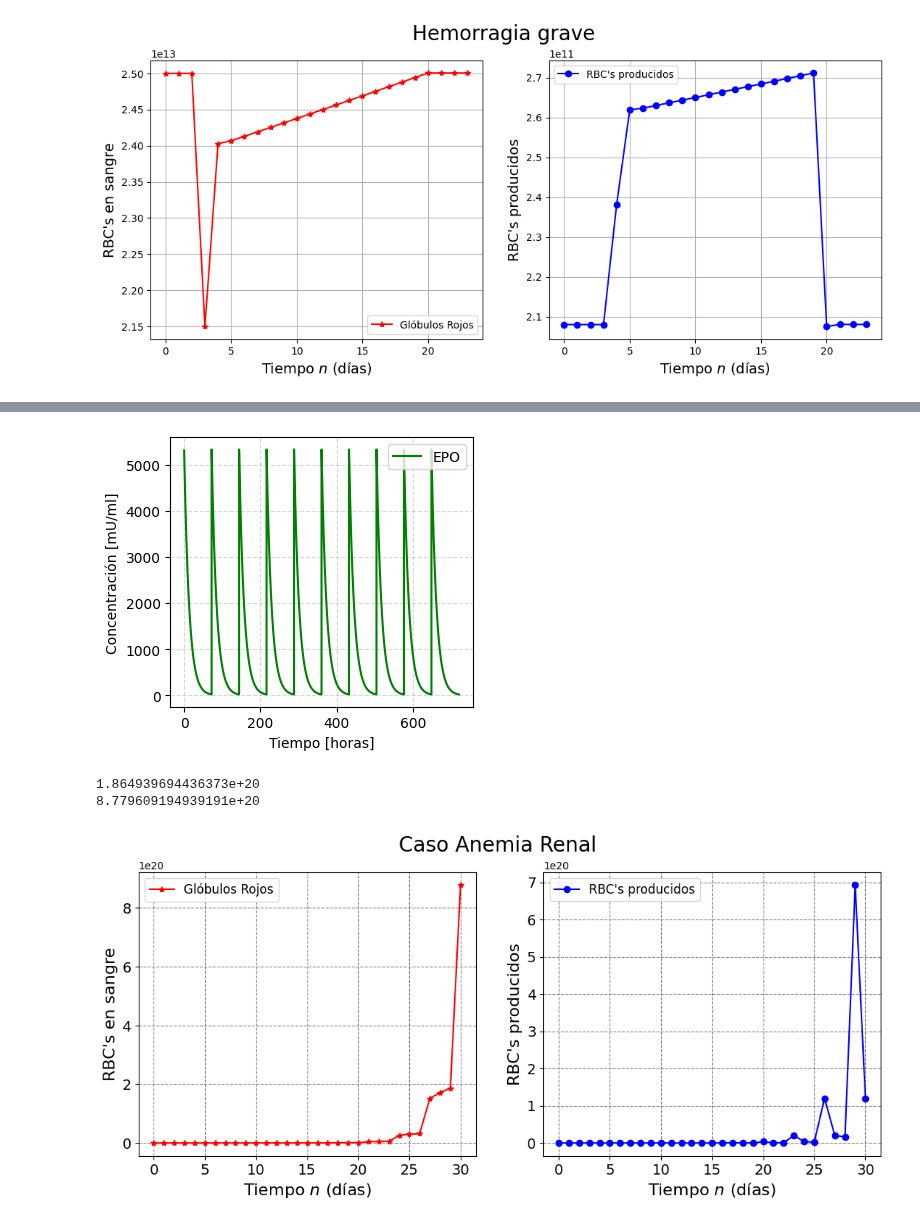
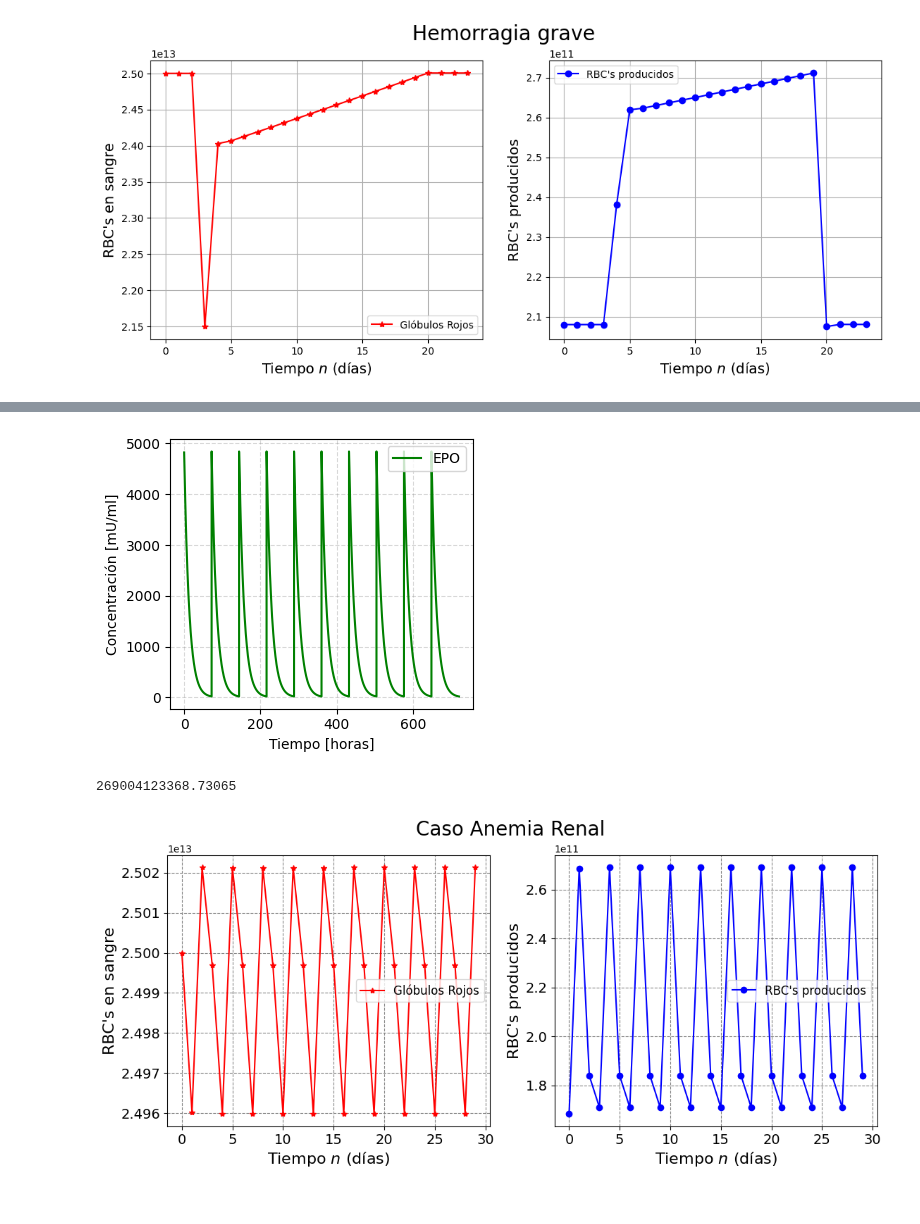
Before and after one commit to MiguelSC01/GraduationProject, a Jupyter notebook: Codigo/Tesis1[20].ipynb, the cells around one changed output, grey strips where cells are left out. Cells and saved outputs as stored; diff of their text form; code cells hidden in the pictures.

```diff
--- a/Codigo/Tesis1[20].ipynb
+++ b/Codigo/Tesis1[20].ipynb
@@ -546,23 +538,20 @@ ax2.grid(color= 'grey',linestyle='--')
 # %%
-"""
-Parte 2: Simulación de la solución resolviendo numéricamente el modelo (ecuación diferencial) asociado.
-"""
+##MODELO ANEMIA RENAL DOSIS = 975 mU/ml
 import numpy as np
 from scipy.integrate import odeint
 import matplotlib.pyplot as plt
 
 
-n = 1
 ## Parámetros y condiciones iniciales
 t0 = 72 # Tiempo de cada dosis [horas].
 Kel = 0.077 # Constante de eliminación [1/horas]
-C0 = 5.30744523*1000 # Concentración inicial fármaco [mU/ml]
-
-TF = 720*n #Tiempo total de tratamiento [horas]
+C0 = 4824 # Concentración inicial fármaco [mU/ml]
+TF = t0*10 #Tiempo total de tratamiento [horas]
 Ndosis = TF//t0 # Dividimos el tiempo final sobre el numero de dosis para saber cuantas dosis vamos a aplicar
 #-----
 t = np.arange(0,TF,0.01) # Tiempo total de simulación. OJO con la resolución que puede causar problemas en la gráfica
 td = np.arange(0,t0,0.01) # Creamos el vector de tiempo de simulación para una sola dosis
+
 def model(y,t): # Definimos la ecuación diferencial (Nuestro modelo)
     dydt = -(Kel)*y
     return dydt
@@ -585,61 +574,56 @@ plt.xlabel("Tiempo [horas]")
 plt.ylabel("Concentración [mU/ml]")
 plt.legend()
 plt.show()
-##MODELO ANEMIA RENAL
+
 
 ##Constantes
 x0 = 25*(10**(12))
-gamma = 0.809
+EPOe = 8.9
+EPOs = 11
+gamma = EPOe/EPOs
 f = 0.00832
 y0 = gamma*f*x0
-
-EPOe = 8.9
-EPOs = 11
-
+y0s = 208*(10**(9))
 ##Arreglo de días
-N = 30*n
+N = 29
 n = np.linspace(0,N,N+1) # lista de 0 a N (N+1 elementos)
 
 ##Función de cambio
 
-def fun(x,y,w,i):
+def fun(x,y,i):
     gr = (1-f)*x+y
-    cm = w*f*x
-    g = (EPOe+(z[2400*(i)]/1000))/EPOs
-    return [gr,cm,g]
+    cm = gamma*f*x + z[2400*i]*y0s/10000
+    return [gr,cm]
 
 x = np.zeros(N+1)
 y = np.zeros(N+1)
-w = np.zeros(N+1)
 x[0]=x0
 y[0]=y0
-w[0]=gamma
 minimo = True
 for i in range(1,N+1):
-    res = fun(x[i-1],y[i-1],w[i-1],i-1)
+    res = fun(x[i-1],y[i-1],i-1)
     x[i] = res[0]
     y[i] = res[1]
-    w[i] = res[2]
+
+
 
 fig, (ax1, ax2) = plt.subplots(1, 2,figsize=(13,5))
 fig.suptitle('Caso Anemia Renal', fontsize='20')
 ax1.plot(n, x, color='red',marker='*',label='Glóbulos Rojos') # GlobRoj
 ax1.legend(fontsize='12')
 ax1.set_xlabel('Tiempo $n$ (días)',fontsize='16')
 ax1.set_ylabel('RBC\'s en sangre',fontsize='16')
 ax1.tick_params(labelsize=14)
 ax1.grid(color= 'grey',linestyle='--')
 ax2.plot(n, y, color='blue',marker='o',label='RBC\'s producidos') # CMH
 ax2.legend(fontsize='12')
 ax2.set_xlabel('Tiempo $n$ (días)',fontsize='16')
 ax2.set_ylabel('RBC\'s producidos',fontsize='16')
 ax2.tick_params(labelsize=14)
 ax2.grid(color= 'grey',linestyle='--')
 
-print(x[29])
-print(x[30])
+print(max(y))
 # %% [output]
-[figure, old version]
+[figure, new version]
-1.864939694436373e+20
-8.779609194939191e+20
+269004123368.73065
-[figure, old version]
+[figure, new version]
```
Also changed, not shown: parts of 1 cell of this notebook, 9 other files.
